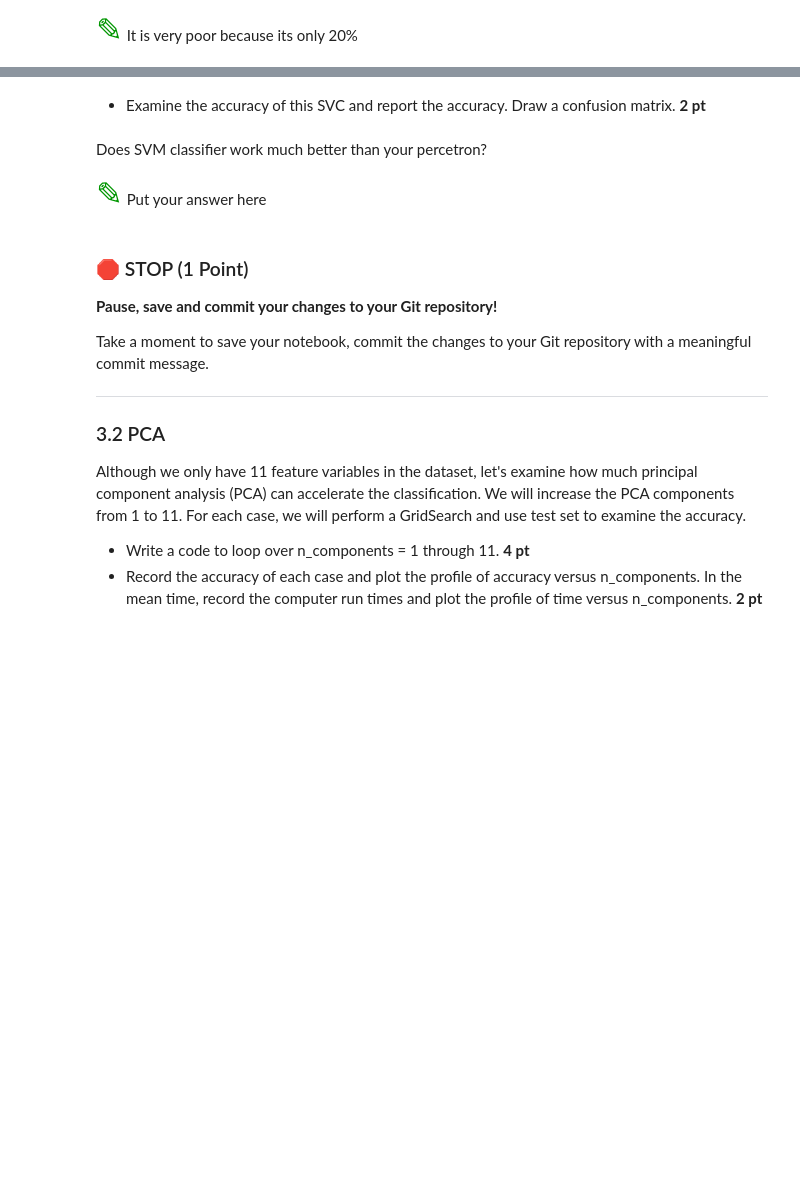
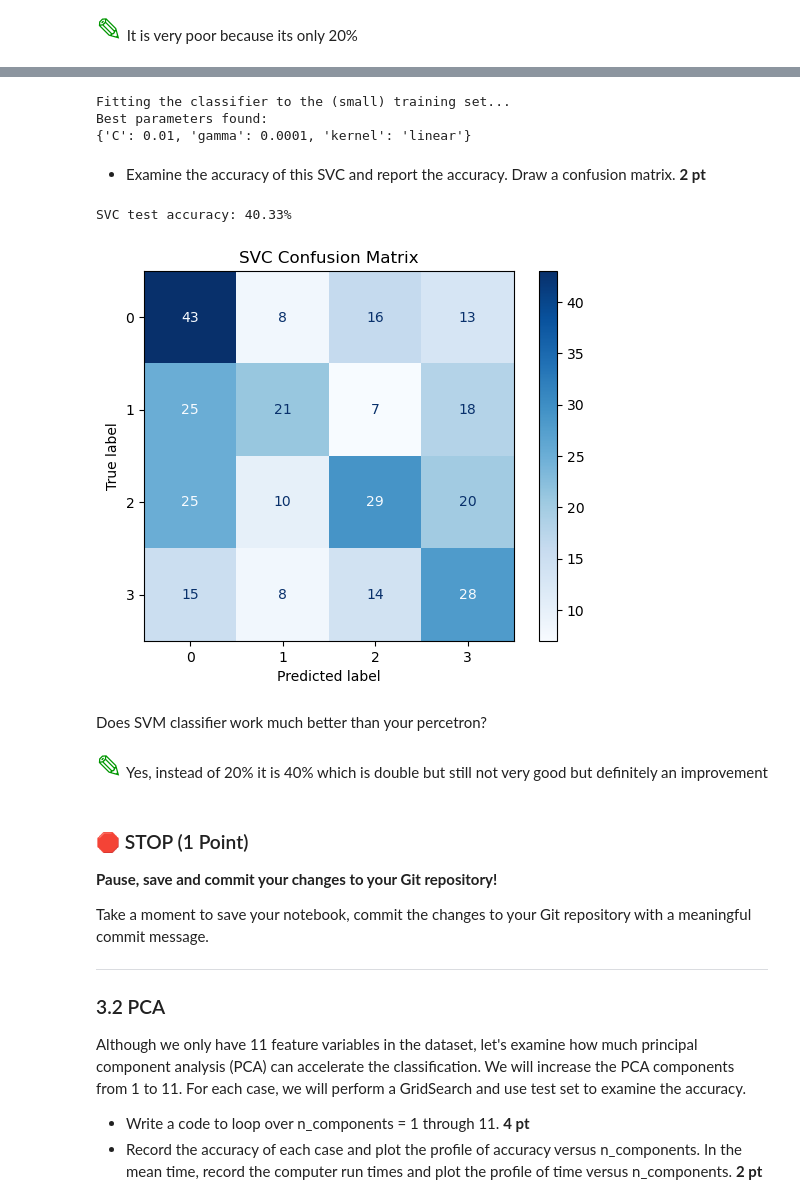
Before and after one commit to jamieh8821/CMSE202-f25-turnin, a Jupyter notebook: hw-04/HW-04_Perceptron_SVM_STUDENT.ipynb, the cells around one changed output, grey strips where cells are left out. Saved outputs shown, nothing was run; the diff lists cells and outputs as text; code cells hidden in the pictures; blank space fills up the shorter version.

```diff
--- a/hw-04/HW-04_Perceptron_SVM_STUDENT.ipynb
+++ b/hw-04/HW-04_Perceptron_SVM_STUDENT.ipynb
@@ -443,14 +437,75 @@ Let's re-use the customer category data. There are five caterogies with multiple
 * Complete GridSearch to extract best parameters gets **5 pt**.
 # %%
 # put your code here.
+#[3] OpenAI ChatGPT-4.0. Accessed on April 25, 2025 from https://chat.openai.com/. Prompt chain:{‘my code keeps overloading my kernel and I'm not sure how to fix this.'}
+from sklearn.model_selection import GridSearchCV
+import pandas as pd
+from sklearn.model_selection import GridSearchCV, train_test_split
+from sklearn.svm            import SVC
+
+#Small subset for GridSearch
+X_small, y_small = X[:200], y[:200]
+
+#Hyperparameter grid
+param_grid = {
+    'C':      [1e-2, 1e-1, 1, 10],
+    'gamma':  [1e-4, 1e-3, 1e-2, 1e-1],
+    'kernel': ['linear', 'rbf']   # drop 'sigmoid' if it still stalls
+}
+
+clf = GridSearchCV(
+    SVC(class_weight='balanced'),
+    param_grid,
+    cv=5,
+    n_jobs=1  # <-- avoid overloading the kernel
+)
+
+print("Fitting the classifier to the (small) training set...")
+clf.fit(X_small, y_small)
+print("Best parameters found:")
+print(clf.best_params_)
+# %% [output]
+Fitting the classifier to the (small) training set...
+Best parameters found:
+{'C': 0.01, 'gamma': 0.0001, 'kernel': 'linear'}
 # %% [markdown]
 * Examine the accuracy of this SVC and report the accuracy. Draw a confusion matrix. **2 pt**
 # %%
 # put your code here
+from sklearn.model_selection import train_test_split
+from sklearn.metrics import accuracy_score, confusion_matrix, ConfusionMatrixDisplay
+import matplotlib.pyplot as plt
+
+X_train, X_test, y_train, y_test = train_test_split(
+    X, y,
+    test_size=0.3,
+    random_state=42,
+    stratify=y
+)
+
+best_svc = clf.best_estimator_
+
+best_svc.fit(X_train, y_train)
+y_pred = best_svc.predict(X_test)
+
+acc = accuracy_score(y_test, y_pred)
+print(f"SVC test accuracy: {acc*100:.2f}%")
+
+cm = confusion_matrix(y_test, y_pred, labels=best_svc.classes_)
+disp = ConfusionMatrixDisplay(confusion_matrix=cm,
+                              display_labels=best_svc.classes_)
+disp.plot(cmap=plt.cm.Blues)
+plt.title("SVC Confusion Matrix")
+plt.xlabel("Predicted label")
+plt.ylabel("True label")
+plt.show()
+# %% [output]
+SVC test accuracy: 40.33%
+[figure, added]
 # %% [markdown]
 Does SVM classifier work much better than your percetron?
 # %% [markdown]
-<font size=6 color="#009600">&#9998;</font> Put your answer here
+<font size=6 color="#009600">&#9998;</font> Yes, instead of 20% it is 40% which is double but still not very good but definitely an improvement
 # %% [markdown]
 ### &#128721; STOP (1 Point)
 **Pause, save and commit your changes to your Git repository!**
```
Also changed, not shown: parts of 5 cells of this notebook.
